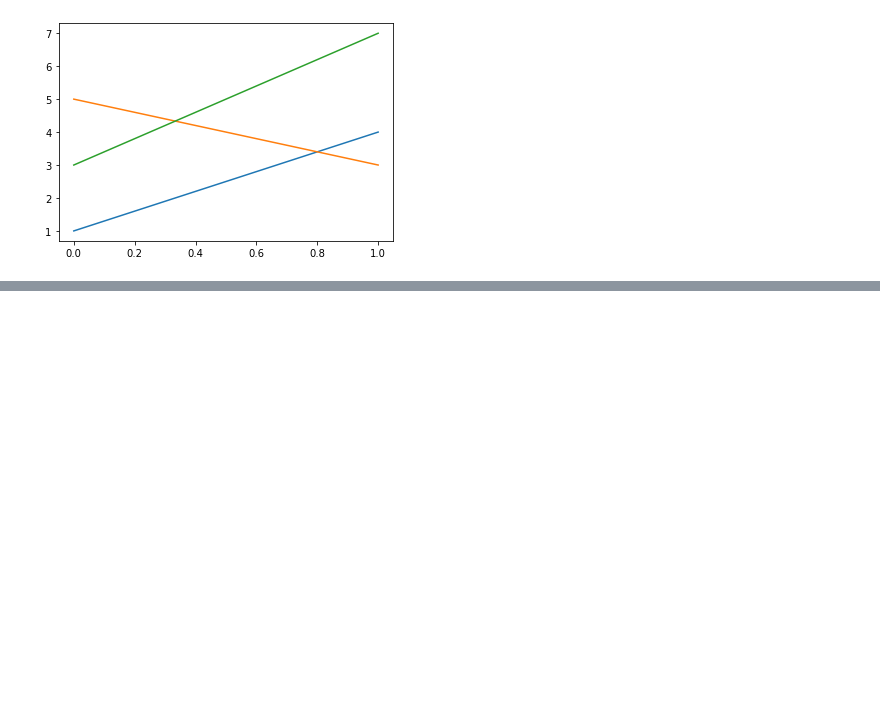
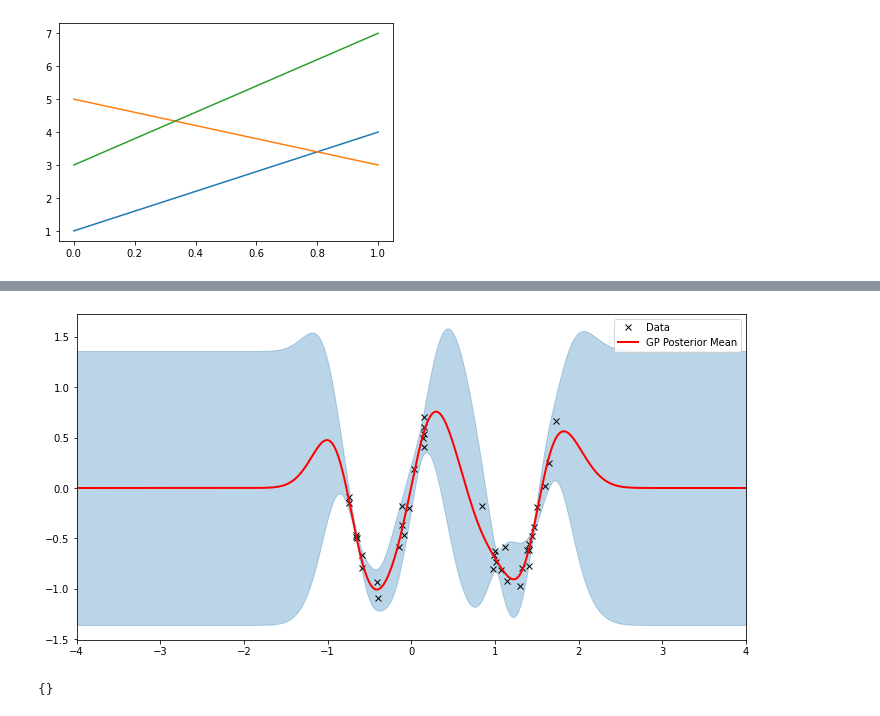
Before and after one commit to eyhl/premis, a Jupyter notebook: notebooks/gp_thickness.ipynb, the cells around one changed output, grey strips where cells are left out. Saved outputs shown, nothing was run; the diff lists cells and outputs as text; code cells hidden in the pictures; blank space fills up the shorter version.

```diff
--- a/notebooks/gp_thickness.ipynb
+++ b/notebooks/gp_thickness.ipynb
@@ -173,0 +344,4 @@ plt.plot(X)
+# %%
+plot(model=vsgp, plot_observed_data=True, plot_predictions=True)
+# %% [output]
+[figure, added]
@@ -173,0 +352,4 @@ plt.plot(X)
+# %%
+mcmc.get_samples()
+# %% [output]
+{}
```
Also changed, not shown: parts of 45 cells of this notebook, 1 other file.
